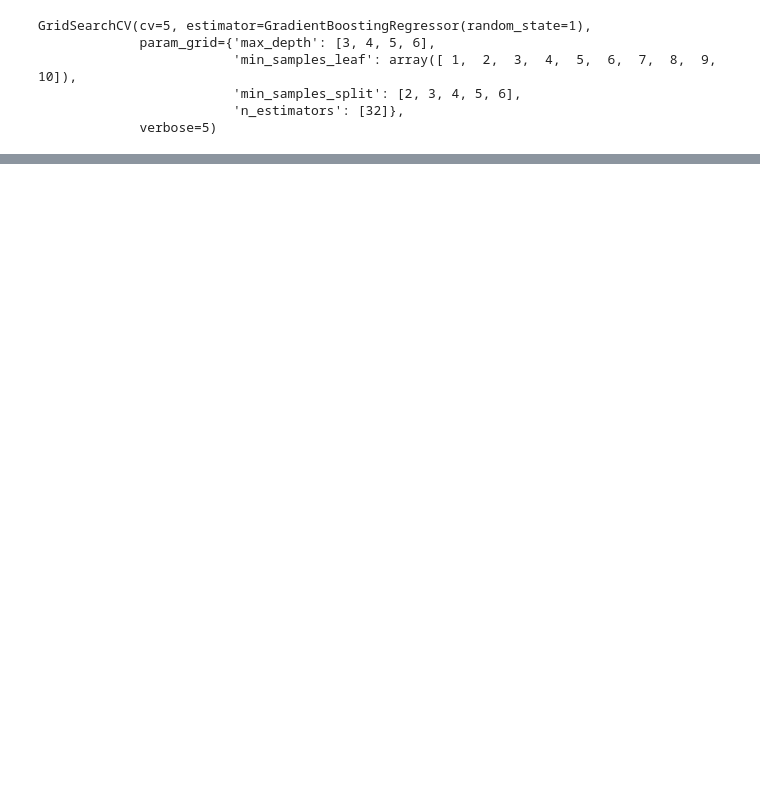
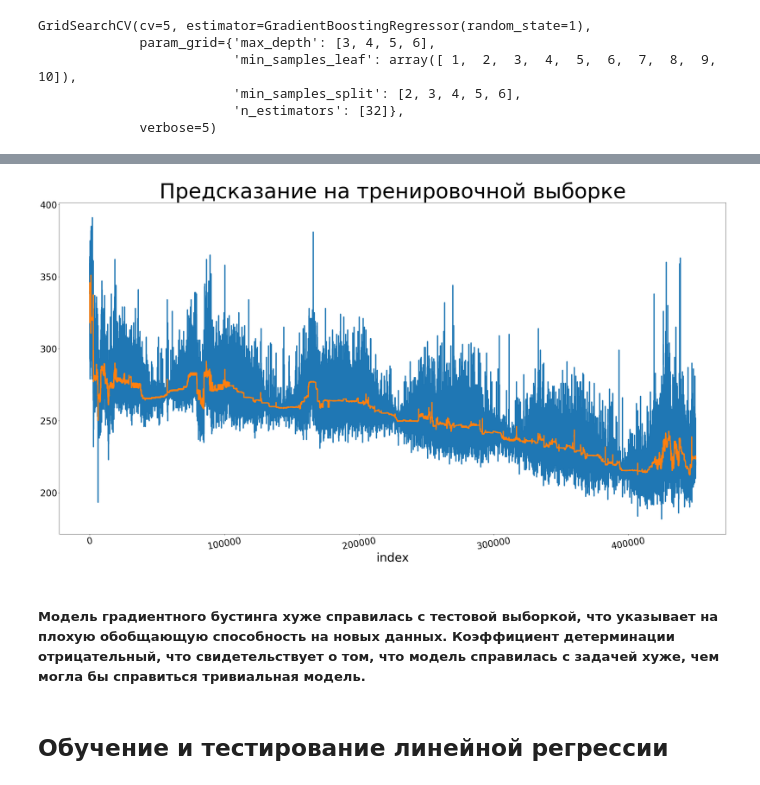
Before and after one commit to koshkidadanet/article-water, a Jupyter notebook: model.ipynb, the cells around one changed output, grey strips where cells are left out. Drawn from its saved outputs; the diff is of its cells as text; code cells hidden in the pictures; blank space fills up the shorter version.

```diff
--- a/model.ipynb
+++ b/model.ipynb
@@ -217,0 +267,18 @@ display(pd.DataFrame(clf.cv_results_))
+# %%
+pred_train = pd.Series(model.predict(x_train), index=y_train.index)
+
+plt.figure(figsize=(40,20))
+plt.xlabel('index', fontsize=40)
+plt.xticks(fontsize = 30)
+plt.yticks(fontsize = 30)
+
+y_train.plot(linewidth=4)
+pred_train.plot(linewidth=4)
+plt.title('Предсказание на тренировочной выборке', fontsize=70)
+plt.tick_params(axis='x', rotation=10)
+# %% [output]
+[figure, added]
+# %% [markdown]
+##### Модель градиентного бустинга хуже справилась с тестовой выборкой, что указывает на плохую обобщающую способность на новых данных. Коэффициент детерминации отрицательный, что свидетельствует о том, что модель справилась с задачей хуже, чем могла бы справиться тривиальная модель.
+# %% [markdown]
+## Обучение и тестирование линейной регрессии
```
Also changed, not shown: parts of 20 cells of this notebook.
